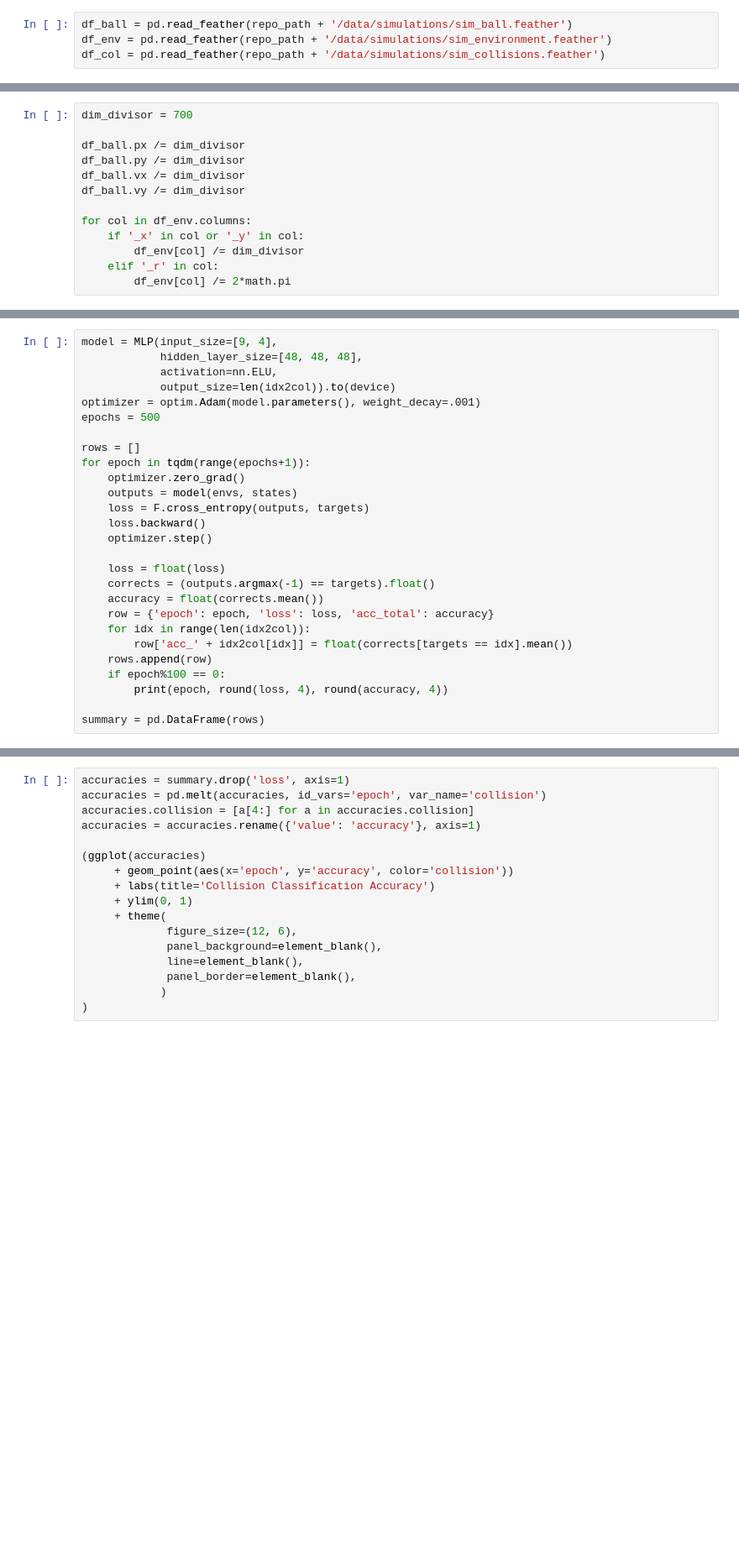
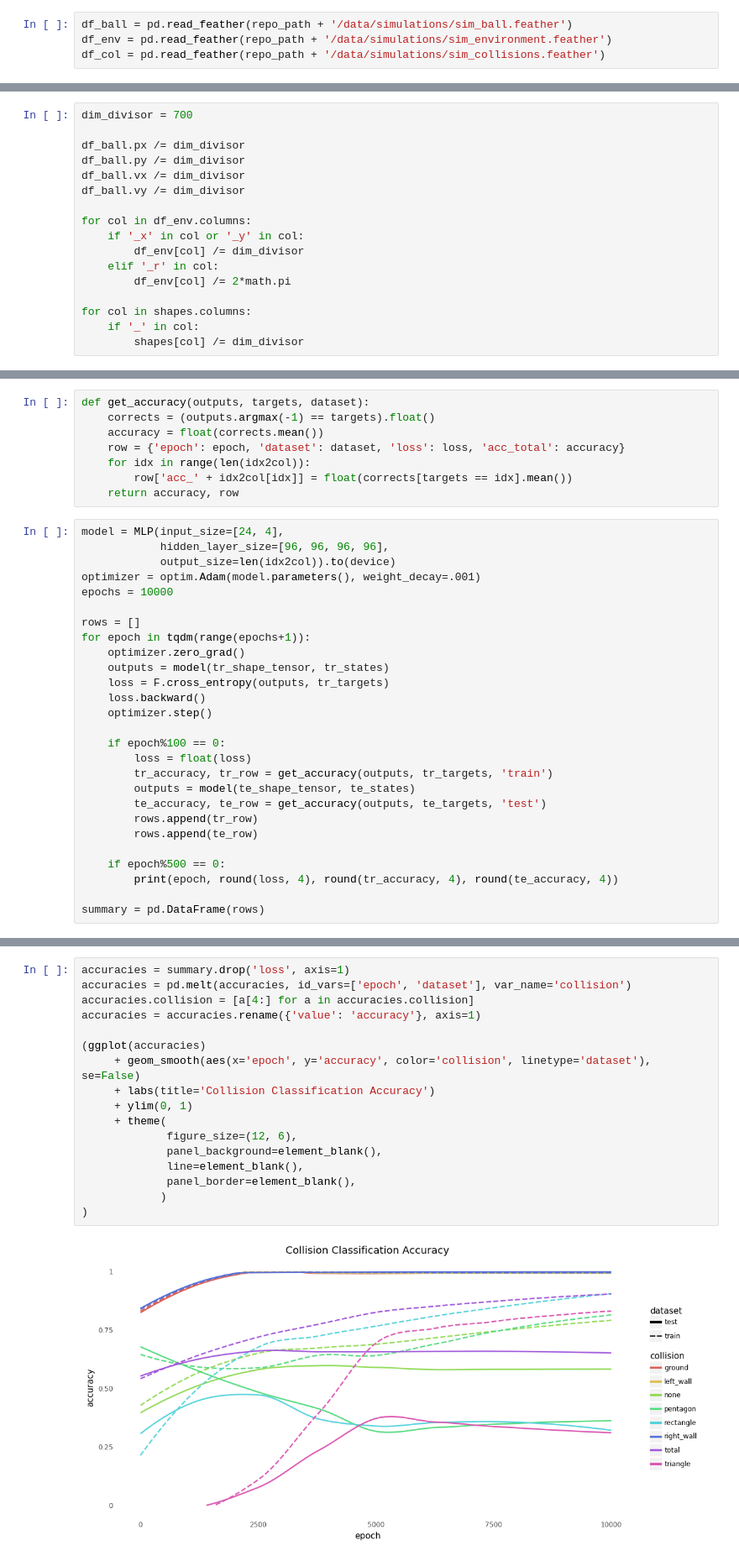
Before and after one commit to tepzhang/plinko_nn, a Jupyter notebook: scripts/Collisions Classifier.ipynb, the cells around one changed output, grey strips where cells are left out. Shown at 84% size. Drawn from its saved outputs; the diff is of its cells as text; blank space fills up the shorter version.

```diff
--- a/scripts/Collisions Classifier.ipynb
+++ b/scripts/Collisions Classifier.ipynb
@@ -53,4 +116,8 @@ for col in df_env.columns:
         df_env[col] /= dim_divisor
     elif '_r' in col:
         df_env[col] /= 2*math.pi
+
+for col in shapes.columns:
+    if '_' in col:
+        shapes[col] /= dim_divisor
 # %%
@@ -79,28 +173,36 @@ envs = torch.tensor(envs.values, dtype=torch.float, device=device)
+# %%
+def get_accuracy(outputs, targets, dataset):
+    corrects = (outputs.argmax(-1) == targets).float()
+    accuracy = float(corrects.mean())
+    row = {'epoch': epoch, 'dataset': dataset, 'loss': loss, 'acc_total': accuracy}
+    for idx in range(len(idx2col)):
+        row['acc_' + idx2col[idx]] = float(corrects[targets == idx].mean())
+    return accuracy, row
 # %%
-model = MLP(input_size=[9, 4],
-            hidden_layer_size=[48, 48, 48],
-            activation=nn.ELU,
+model = MLP(input_size=[24, 4],
+            hidden_layer_size=[96, 96, 96, 96],
             output_size=len(idx2col)).to(device)
 optimizer = optim.Adam(model.parameters(), weight_decay=.001)
-epochs = 500
+epochs = 10000
 
 rows = []
 for epoch in tqdm(range(epochs+1)):
     optimizer.zero_grad()
-    outputs = model(envs, states)
-    loss = F.cross_entropy(outputs, targets)
+    outputs = model(tr_shape_tensor, tr_states)
+    loss = F.cross_entropy(outputs, tr_targets)
     loss.backward()
     optimizer.step()
 
-    loss = float(loss)
-    corrects = (outputs.argmax(-1) == targets).float()
-    accuracy = float(corrects.mean())
-    row = {'epoch': epoch, 'loss': loss, 'acc_total': accuracy}
-    for idx in range(len(idx2col)):
-        row['acc_' + idx2col[idx]] = float(corrects[targets == idx].mean())
-    rows.append(row)
     if epoch%100 == 0:
-        print(epoch, round(loss, 4), round(accuracy, 4))
+        loss = float(loss)
+        tr_accuracy, tr_row = get_accuracy(outputs, tr_targets, 'train')
+        outputs = model(te_shape_tensor, te_states)
+        te_accuracy, te_row = get_accuracy(outputs, te_targets, 'test')
+        rows.append(tr_row)
+        rows.append(te_row)
+
+    if epoch%500 == 0:
+        print(epoch, round(loss, 4), round(tr_accuracy, 4), round(te_accuracy, 4))
 
 summary = pd.DataFrame(rows)
 # %% [output]
@@ -113,17 +227,19 @@ summary = pd.DataFrame(rows)
 # %%
 accuracies = summary.drop('loss', axis=1)
-accuracies = pd.melt(accuracies, id_vars='epoch', var_name='collision')
+accuracies = pd.melt(accuracies, id_vars=['epoch', 'dataset'], var_name='collision')
 accuracies.collision = [a[4:] for a in accuracies.collision]
 accuracies = accuracies.rename({'value': 'accuracy'}, axis=1)
 
 (ggplot(accuracies)
-     + geom_point(aes(x='epoch', y='accuracy', color='collision'))
+     + geom_smooth(aes(x='epoch', y='accuracy', color='collision', linetype='dataset'), se=False)
      + labs(title='Collision Classification Accuracy')
      + ylim(0, 1)
      + theme(
              figure_size=(12, 6),
              panel_background=element_blank(),
              line=element_blank(),
              panel_border=element_blank(),
             )
 )
+# %% [output]
+[figure, added]
```
Also changed, not shown: parts of 15 cells of this notebook.
